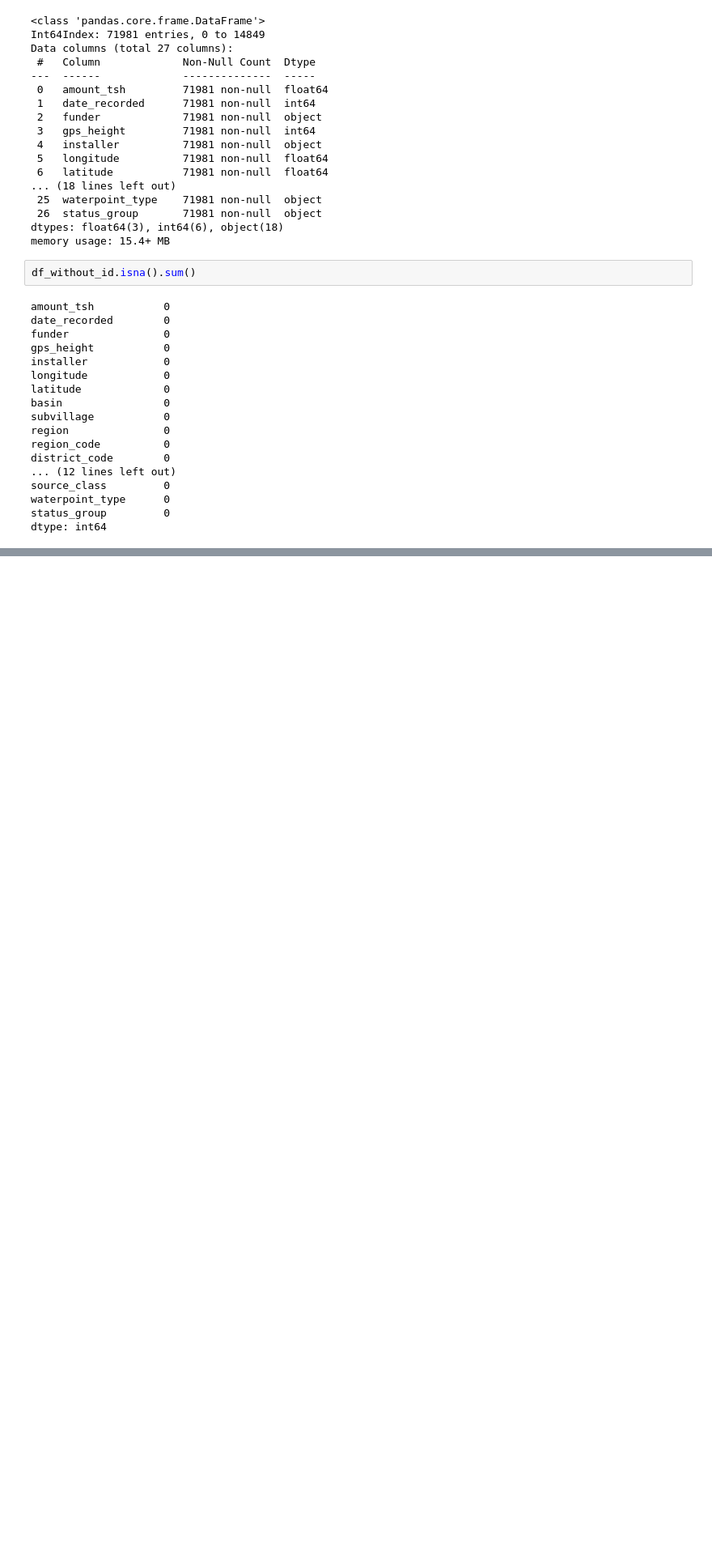
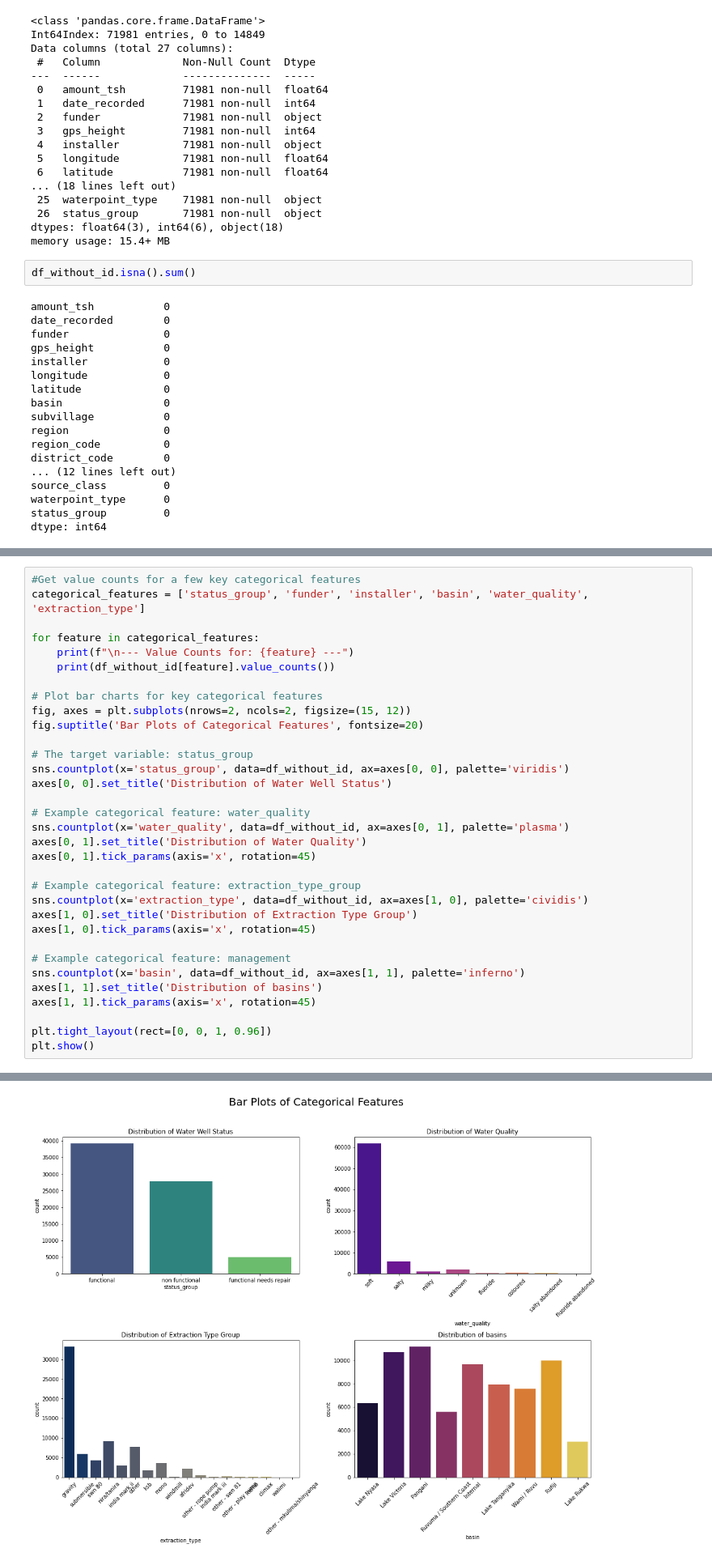
Before and after one commit to MissJJT/dsc-phase-3-project-v3, a Jupyter notebook: student.ipynb, the cells around one changed output, grey strips where cells are left out. Shown at 81% size. Drawn from its saved outputs; the diff is of its cells as text; blank space fills up the shorter version.

```diff
--- a/student.ipynb
+++ b/student.ipynb
@@ -1610,0 +1670,34 @@ dtype: int64
+# %%
+#Get value counts for a few key categorical features
+categorical_features = ['status_group', 'funder', 'installer', 'basin', 'water_quality', 'extraction_type']
+
+for feature in categorical_features:
+    print(f"\n--- Value Counts for: {feature} ---")
+    print(df_without_id[feature].value_counts())
+
+# Plot bar charts for key categorical features
+fig, axes = plt.subplots(nrows=2, ncols=2, figsize=(15, 12))
+fig.suptitle('Bar Plots of Categorical Features', fontsize=20)
+
+# The target variable: status_group
+sns.countplot(x='status_group', data=df_without_id, ax=axes[0, 0], palette='viridis')
+axes[0, 0].set_title('Distribution of Water Well Status')
+
+# Example categorical feature: water_quality
+sns.countplot(x='water_quality', data=df_without_id, ax=axes[0, 1], palette='plasma')
+axes[0, 1].set_title('Distribution of Water Quality')
+axes[0, 1].tick_params(axis='x', rotation=45)
+
+# Example categorical feature: extraction_type_group
+sns.countplot(x='extraction_type', data=df_without_id, ax=axes[1, 0], palette='cividis')
+axes[1, 0].set_title('Distribution of Extraction Type Group')
+axes[1, 0].tick_params(axis='x', rotation=45)
+
+# Example categorical feature: management
+sns.countplot(x='basin', data=df_without_id, ax=axes[1, 1], palette='inferno')
+axes[1, 1].set_title('Distribution of basins')
+axes[1, 1].tick_params(axis='x', rotation=45)
+
+plt.tight_layout(rect=[0, 0, 1, 0.96])
+plt.show()
+# %% [output]
@@ -1610,0 +1721 @@ dtype: int64
+[figure, added]
```
Also changed, not shown: parts of 24 cells of this notebook.
